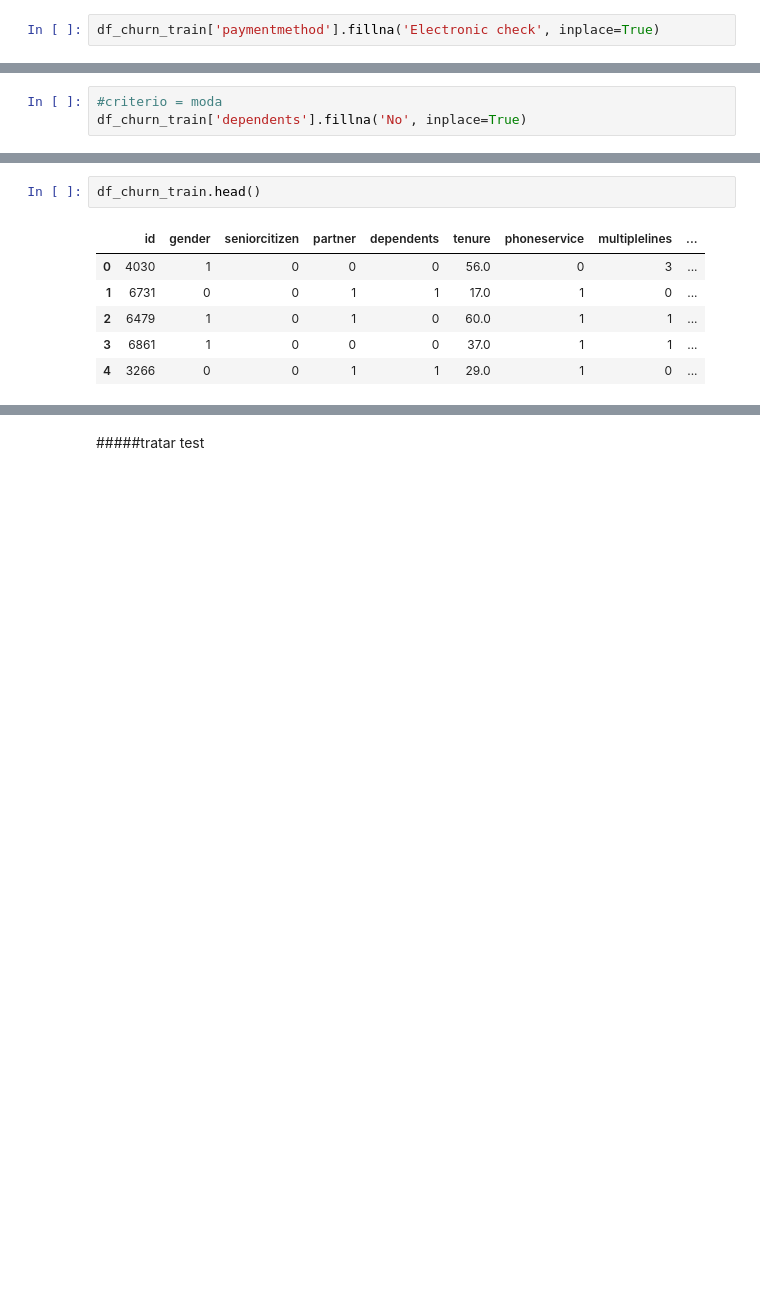
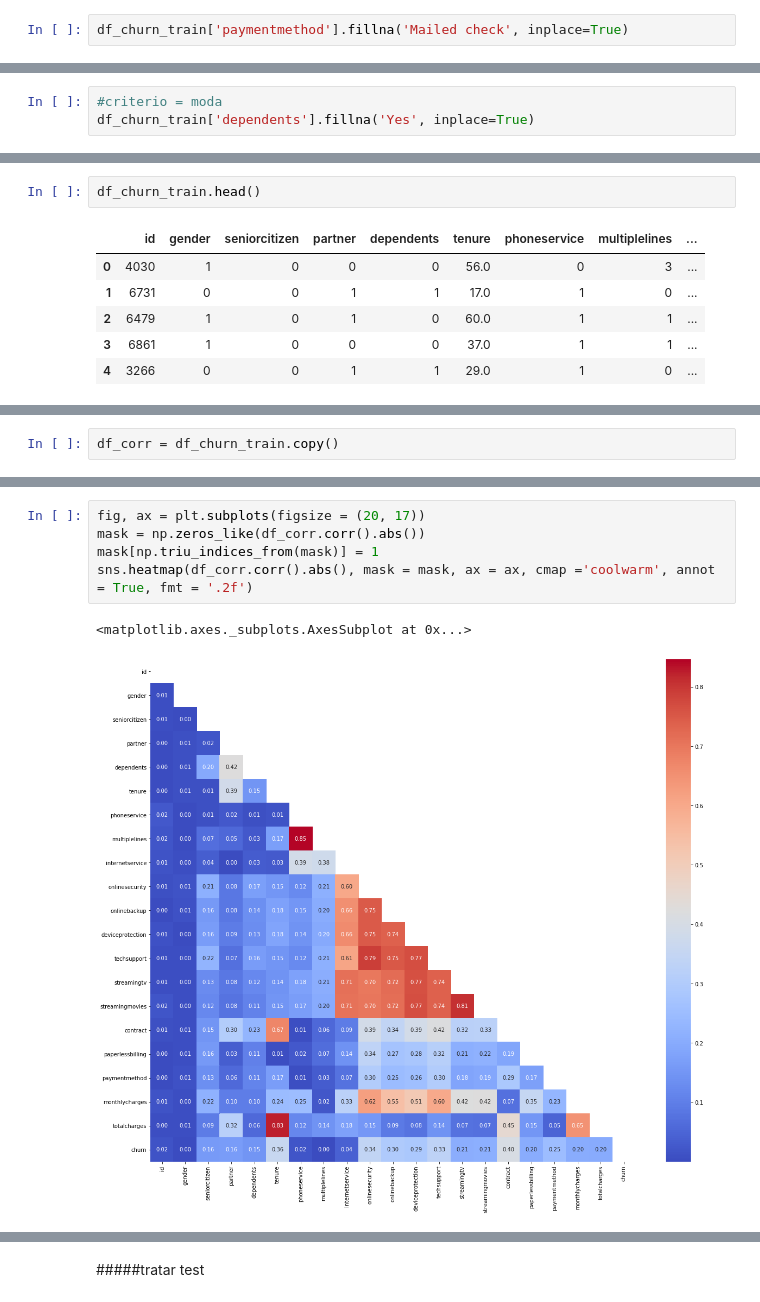
Before and after one commit to jjefferson2006/DSWP_JJ_altera, a Jupyter notebook: desafio_analise1.ipynb, the cells around one changed output, grey strips where cells are left out. Saved outputs shown, nothing was run; the diff lists cells and outputs as text; blank space fills up the shorter version.

```diff
--- a/desafio_analise1.ipynb
+++ b/desafio_analise1.ipynb
@@ -99,5 +125,5 @@ df_churn_train['paymentmethod'].isna().sum()
 # %%
-df_churn_train['paymentmethod'].fillna('Electronic check', inplace=True)
+df_churn_train['paymentmethod'].fillna('Mailed check', inplace=True)
 # %% [markdown]
 ###trat dep
 # %%
@@ -108,6 +140,6 @@ df_churn_train['dependents'].value_counts()
 # %%
 #criterio = moda
-df_churn_train['dependents'].fillna('No', inplace=True)
+df_churn_train['dependents'].fillna('Yes', inplace=True)
 # %% [markdown]
 ###tratar as numeric
 # %%
@@ -284,0 +315,2 @@ df_churn_train.head()
+# %%
+df_corr = df_churn_train.copy()
@@ -284,0 +342,8 @@ df_churn_train.head()
+# %%
+fig, ax = plt.subplots(figsize = (20, 17))
+mask = np.zeros_like(df_corr.corr().abs())
+mask[np.triu_indices_from(mask)] = 1
+sns.heatmap(df_corr.corr().abs(), mask = mask, ax = ax, cmap ='coolwarm', annot = True, fmt = '.2f')
+# %% [output]
+<matplotlib.axes._subplots.AxesSubplot at 0x...>
+[figure, added]
```
Also changed, not shown: parts of 47 cells of this notebook.
